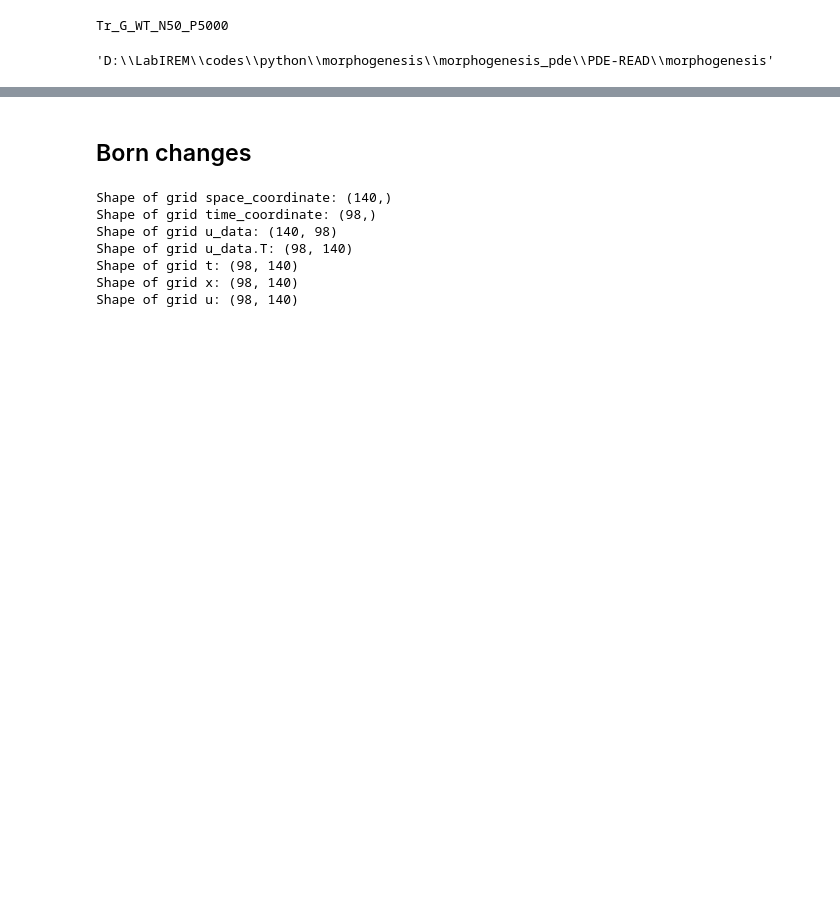
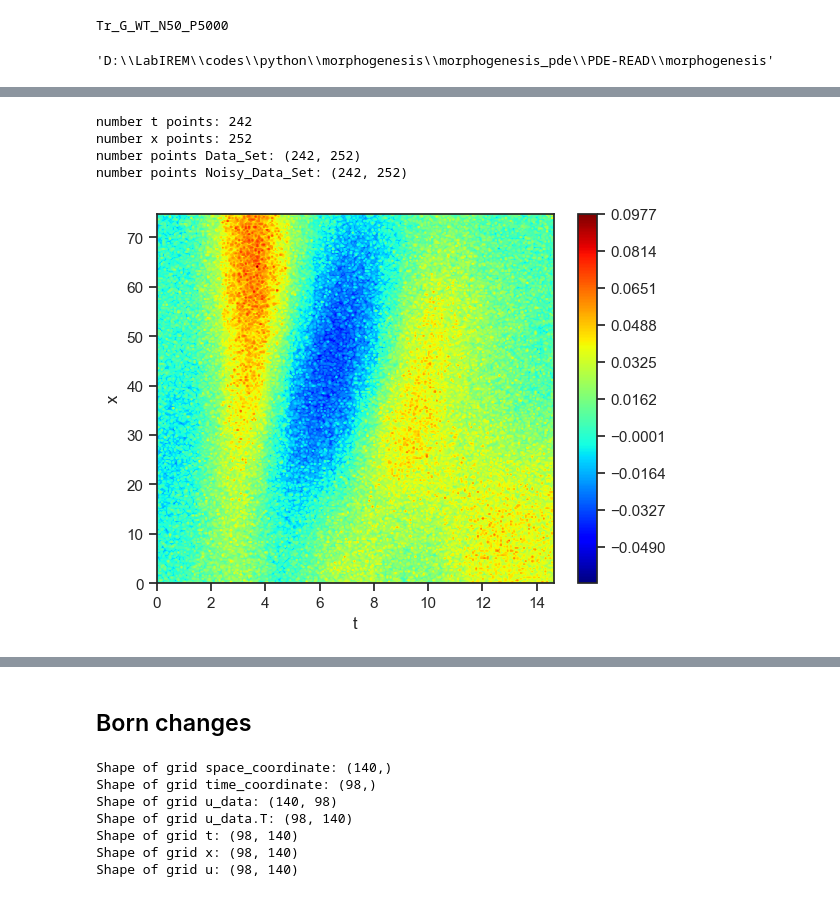
Before and after one commit to Raman-Sheshka/PDE-READ, a Jupyter notebook: morphogenesis/wt_morphogenesis.ipynb, the cells around one changed output, grey strips where cells are left out. Drawn from its saved outputs; the diff is of its cells as text; code cells hidden in the pictures; blank space fills up the shorter version.

Commit message:
feat : tests

```diff
--- a/morphogenesis/wt_morphogenesis.ipynb
+++ b/morphogenesis/wt_morphogenesis.ipynb
@@ -257,0 +357,53 @@ os.getcwd()
+# %%
+# Specify settings.
+Data_File_Name      : str   = "Tr_G_WT_rescaled";
+Noise_Proportion    : float = 0.5;
+
+Num_Train_Examples  : int   = 5000;
+Num_Test_Examples   : int   = 1000;
+# Fetch spatial, temporal coordinates and the true solution. We cast these
+# to singles (32 bit fp) since that's what PDE-REAd uses.
+t_points    =  t_new.reshape(-1).astype(dtype = np.float32);
+print('number t points:',t_points.shape[0])
+x_points    =  x_new.reshape(-1).astype(dtype = np.float32);
+print('number x points:',x_points.shape[0])
+Data_Set    = (np.real(u_transposed)).astype( dtype = np.float32);
+print('number points Data_Set:',Data_Set.shape)
+
+# Determine problem bounds.
+Input_Bounds : np.ndarray    = np.empty(shape = (2, 2), dtype = np.float32);
+Input_Bounds[0, 0]              = t_points[ 0];
+Input_Bounds[0, 1]              = t_points[-1];
+Input_Bounds[1, 0]              = x_points[ 0];
+Input_Bounds[1, 1]              = x_points[-1];
+
+# Add noise to true solution.
+Noisy_Data_Set = Data_Set + (Noise_Proportion)*np.std(Data_Set)*np.random.randn(*Data_Set.shape);
+
+# Generate the grid of (t, x) coordinates where we'll enforce the "true
+# solution". Each row of these arrays corresponds to a particular position.
+# Each column corresponds to a particular time.
+x_coords_matrix,t_coords_matrix = np.meshgrid(x_points,t_points);
+print('number points Noisy_Data_Set:',Noisy_Data_Set.shape)
+
+epsilon : float = .0001;
+Data_min : float = np.min(Noisy_Data_Set) - epsilon;
+Data_max : float = np.max(Noisy_Data_Set) + epsilon;
+
+# Plot!
+plt.contourf(t_coords_matrix,
+             x_coords_matrix,
+             Noisy_Data_Set,
+             levels      = np.linspace(Data_min, Data_max, 500),
+             cmap        = plt.cm.jet);
+
+plt.colorbar();
+plt.xlabel("t");
+plt.ylabel("x");
+plt.show();
+# %% [output]
+number t points: 242
+number x points: 252
+number points Data_Set: (242, 252)
+number points Noisy_Data_Set: (242, 252)
+[figure, added]
```
Also changed, not shown: parts of 13 cells of this notebook, 3 other files.
